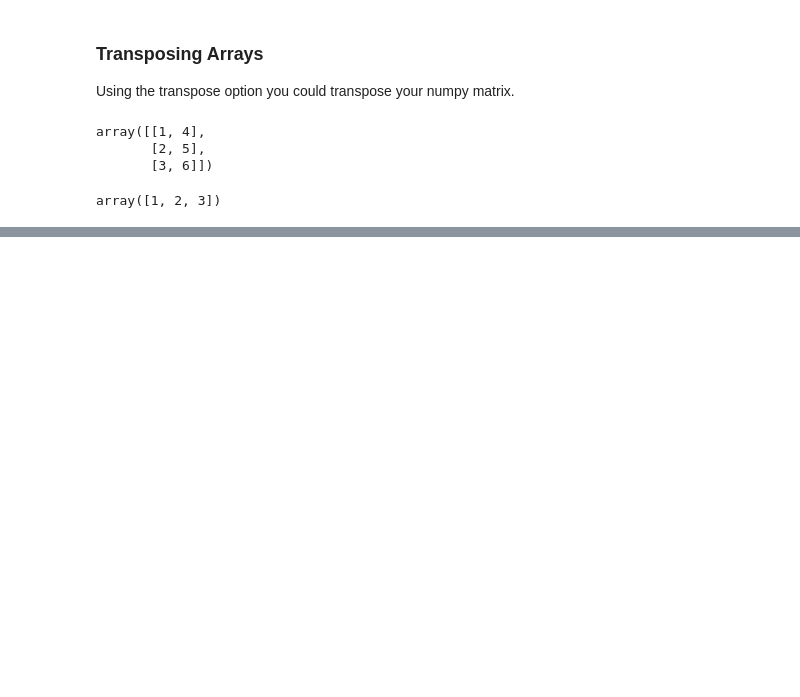
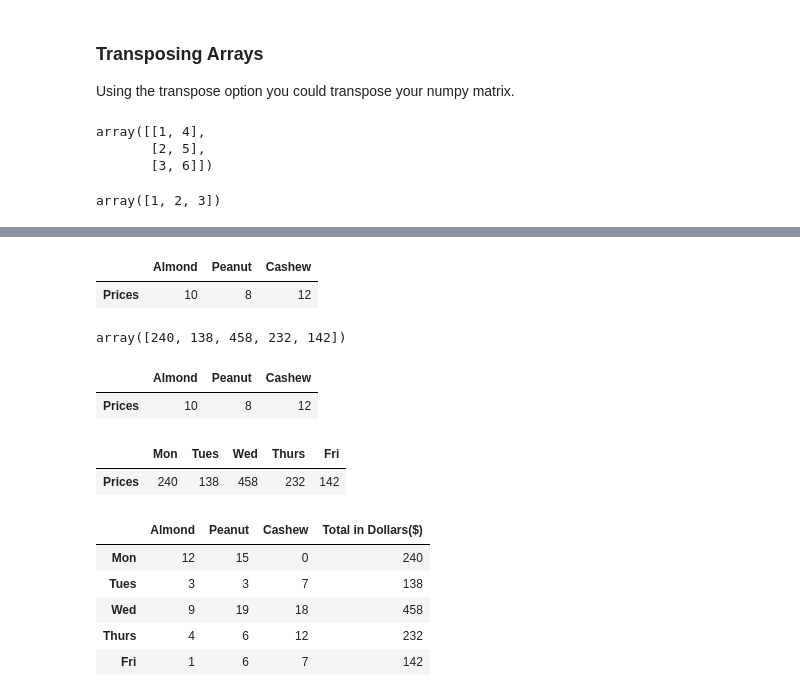
Before and after one commit to citysiva180/machine_learning, a Jupyter notebook: Complete_Machine_Learing_and_DataScience_BootCamp_2023.ipynb, the cells around one changed output, grey strips where cells are left out. Drawn from its saved outputs; the diff is of its cells as text; code cells hidden in the pictures; blank space fills up the shorter version.

Commit message:
completed sales analysis in NumPy

```diff
--- a/Complete_Machine_Learing_and_DataScience_BootCamp_2023.ipynb
+++ b/Complete_Machine_Learing_and_DataScience_BootCamp_2023.ipynb
@@ -869,0 +904,3 @@ array([1, 2, 3])
+# %%
+weekly_sales = pd.DataFrame(sales_amount, index=['Mon','Tues','Wed','Thurs','Fri'],columns=['Almond','Peanut','Cashew'])
+weekly_sales
@@ -869,0 +914,34 @@ array([1, 2, 3])
+# %%
+prices = np.array([10,8,12])
+# %%
+butter_prices = pd.DataFrame(prices.reshape(1,3),index=['Prices'], columns=['Almond','Peanut','Cashew'])
+butter_prices
+# %% [output]
+|  | Almond | Peanut | Cashew |
+| Prices | 10 | 8 | 12 |
+# %%
+total_sales = prices.dot(sales_amount.T)
+total_sales
+# %% [output]
+array([240, 138, 458, 232, 142])
+# %%
+butter_prices
+# %% [output]
+|  | Almond | Peanut | Cashew |
+| Prices | 10 | 8 | 12 |
+# %%
+daily_sales = butter_prices.dot(weekly_sales.T)
+daily_sales
+# %% [output]
+|  | Mon | Tues | Wed | Thurs | Fri |
+| Prices | 240 | 138 | 458 | 232 | 142 |
+# %%
+weekly_sales['Total in Dollars($)'] = daily_sales.T
+weekly_sales
+# %% [output]
+|  | Almond | Peanut | Cashew | Total in Dollars($) |
+| Mon | 12 | 15 | 0 | 240 |
+| Tues | 3 | 3 | 7 | 138 |
+| Wed | 9 | 19 | 18 | 458 |
+| Thurs | 4 | 6 | 12 | 232 |
+| Fri | 1 | 6 | 7 | 142 |
```
Also changed, not shown: parts of 9 cells of this notebook.
